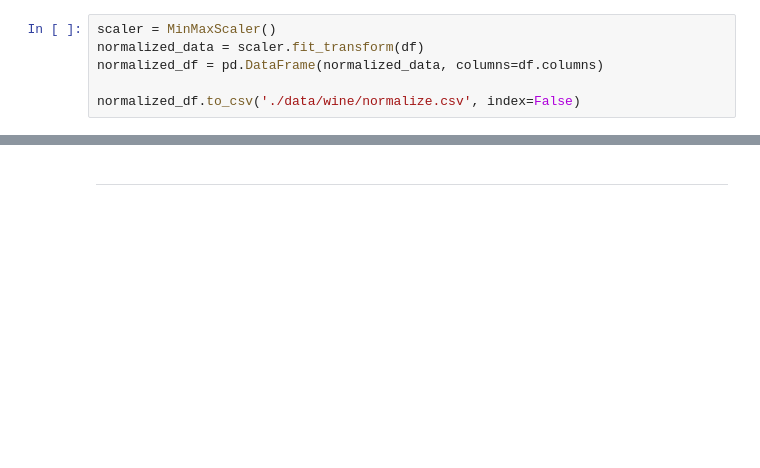
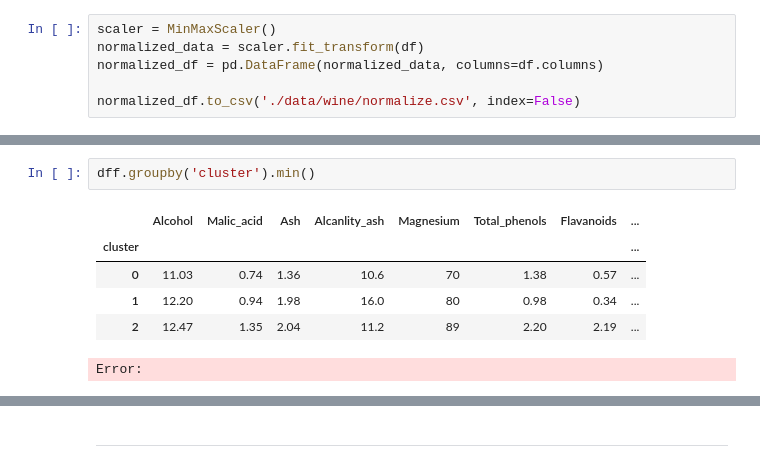
Before and after one commit to pluggarose/BigData, a Jupyter notebook: Lab4/Lab41.ipynb, the cells around one changed output, grey strips where cells are left out. Saved outputs shown, nothing was run; the diff lists cells and outputs as text; blank space fills up the shorter version.

```diff
--- a/Lab4/Lab41.ipynb
+++ b/Lab4/Lab41.ipynb
@@ -60,0 +73,9 @@ df.groupby('cluster').mean()
+# %%
+dff.groupby('cluster').min()
+# %% [output]
+|  | Alcohol | Malic_acid | Ash | Alcanlity_ash | Magnesium | Total_phenols | Flavanoids | ... |
+| cluster |  |  |  |  |  |  |  | ... |
+| 0 | 11.03 | 0.74 | 1.36 | 10.6 | 70 | 1.38 | 0.57 | ... |
+| 1 | 12.20 | 0.94 | 1.98 | 16.0 | 80 | 0.98 | 0.34 | ... |
+| 2 | 12.47 | 1.35 | 2.04 | 11.2 | 89 | 2.20 | 2.19 | ... |
+Error:
```
Also changed, not shown: parts of 13 cells of this notebook, 3 other files.
